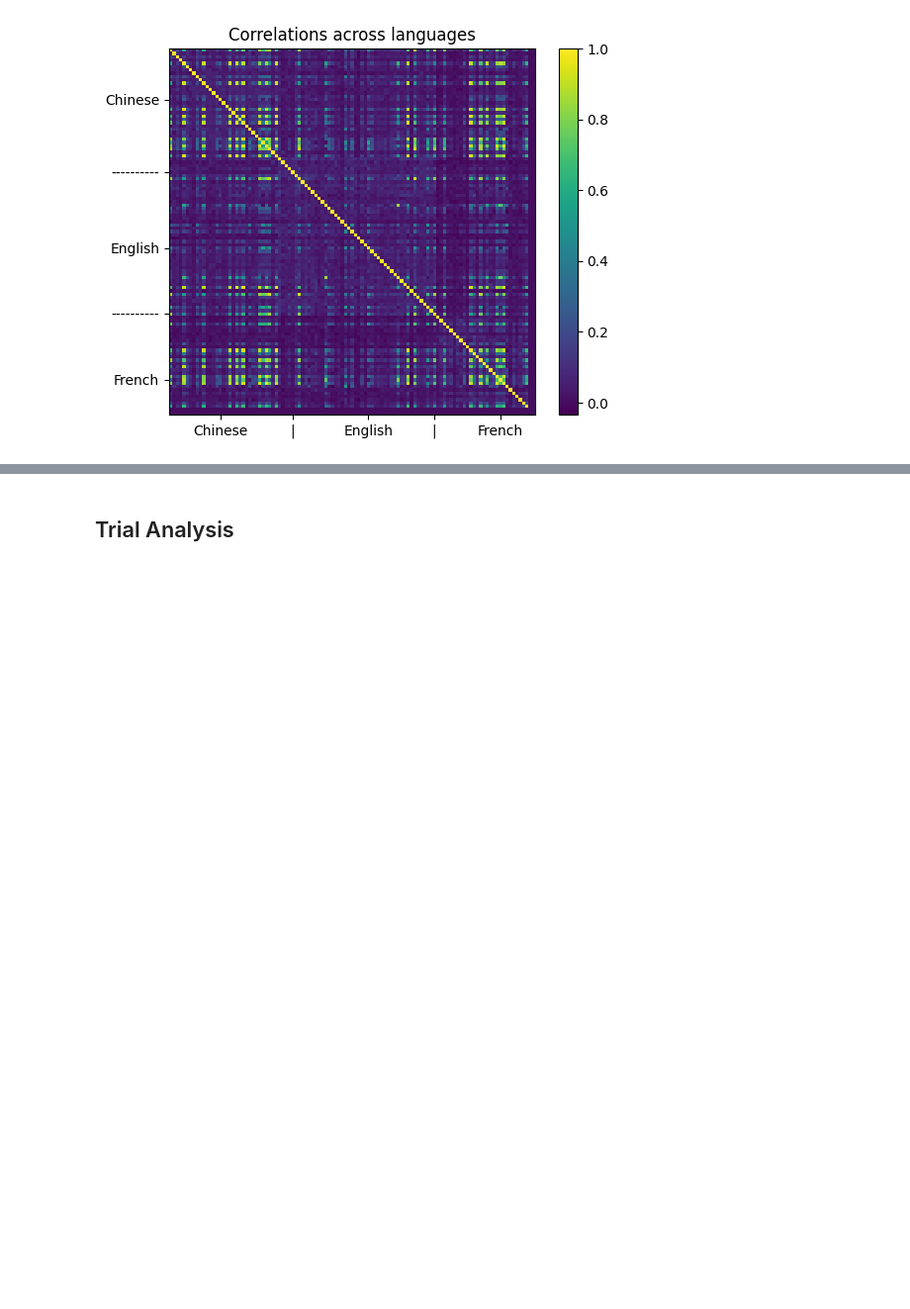
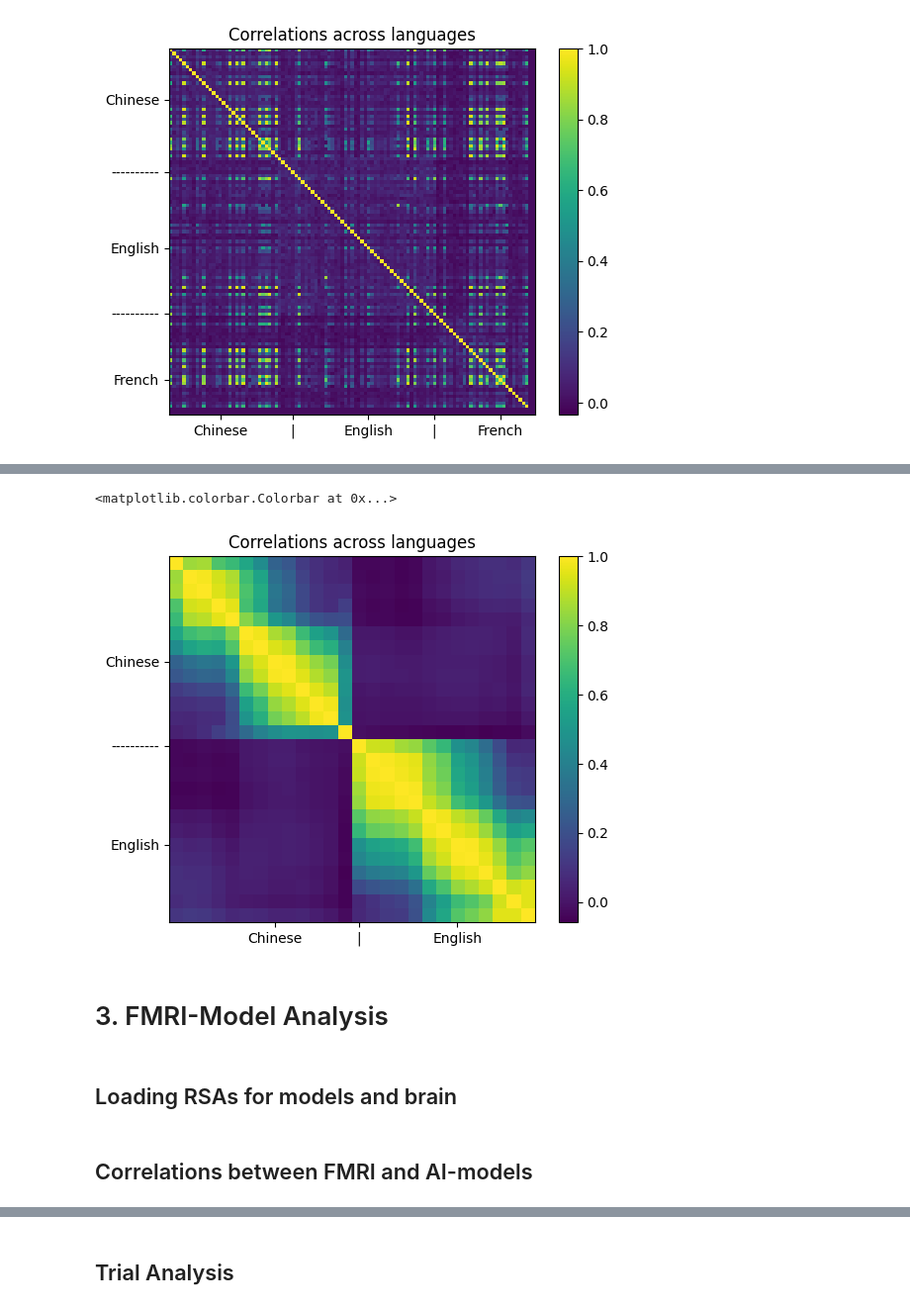
Before and after one commit to DavidFruehbuss/Crosslingual-FMRI-AI-comparison, a Jupyter notebook: Analysis.ipynb, the cells around one changed output, grey strips where cells are left out. Shown at 99% size. Drawn from its saved outputs; the diff is of its cells as text; code cells hidden in the pictures; blank space fills up the shorter version.

```diff
--- a/Analysis.ipynb
+++ b/Analysis.ipynb
@@ -175,7 +205,7 @@ RSAs_list = {}
 for key, value in RSAs.items():
     RSAs_list[key] = value.tolist()
 
-with open("RSAs_first_scan_per_subject.json", "w") as f:
+with open("RSAs_interpolated.json", "w") as f:
     json.dump(RSAs_list, f)
 # %% [markdown]
 ### Load RSAs and compute pairwise pearson correlation
@@ -245,0 +298,6 @@ RSA_A = rsa_function('./text_data/EN_hidden_states.pickle', 'AI')
+# %%
+# looking at words of a specific
+file_path = './text_data/EN_aligned_slices.pickle'
+with open(file_path, 'rb') as f:
+    text_data = pickle.load(f)
+print(text_data[0][40])
@@ -245,0 +308,23 @@ RSA_A = rsa_function('./text_data/EN_hidden_states.pickle', 'AI')
+# %%
+# compute the RSAs for all languages and all layers (first section only)
+languages = ['EN','CN']
+RSAs_models = []
+for lang in languages:
+    file_path = f'./text_data/{lang}_hidden_states.pickle'
+    for layer in range(13):
+        RSA_layer = rsa_function(file_path, 'AI', 140, layer)
+        RSAs_models.append(RSA_layer)
+RSAs_models = np.array(RSAs_models)
+# %%
+N_RSAs = len(RSAs_models)
+Model_Correlations = np.zeros((N_RSAs, N_RSAs))
+pvalues = np.zeros((N_RSAs, N_RSAs))
+# compute pairwise correlation for all subjects
+for i, RSA_a in enumerate(RSAs_models):
+    for j, RSA_b in enumerate(RSAs_models):
+        Model_Correlations[i,j], pvalues[i,j] = rsa_correlation(RSA_a, RSA_b)
+        l1_idx = int(i / 13)
+        l2_idx = int(j / 13)
+        layer1_idx = i % 13
+        layer2_idx = j % 13
+        print(f"Pearson correlation coefficient between {languages[l1_idx]} {layer1_idx} and {languages[l2_idx]} {layer2_idx}: {Correlations[i,j]}, pvalue: {pvalues[i,j]}")
@@ -245,0 +349,14 @@ RSA_A = rsa_function('./text_data/EN_hidden_states.pickle', 'AI')
+# %%
+plt.figure(42)
+plt.title('Correlations across languages')
+plt.xticks([7, 13, 20], ['Chinese', '|', 'English',])
+plt.yticks([7, 13, 20], ['Chinese', '----------', 'English',])
+plt.imshow(Model_Correlations)
+plt.colorbar()
+# %% [output]
+<matplotlib.colorbar.Colorbar at 0x...>
+[figure, added]
+# %% [markdown]
+# 3. FMRI-Model Analysis
+# %% [markdown]
+## Loading RSAs for models and brain
@@ -246 +376,3 @@ RSA_A = rsa_function('./text_data/EN_hidden_states.pickle', 'AI')
+# %% [markdown]
+## Correlations between FMRI and AI-models
 # %% [markdown]
```
Also changed, not shown: parts of 16 cells of this notebook.
